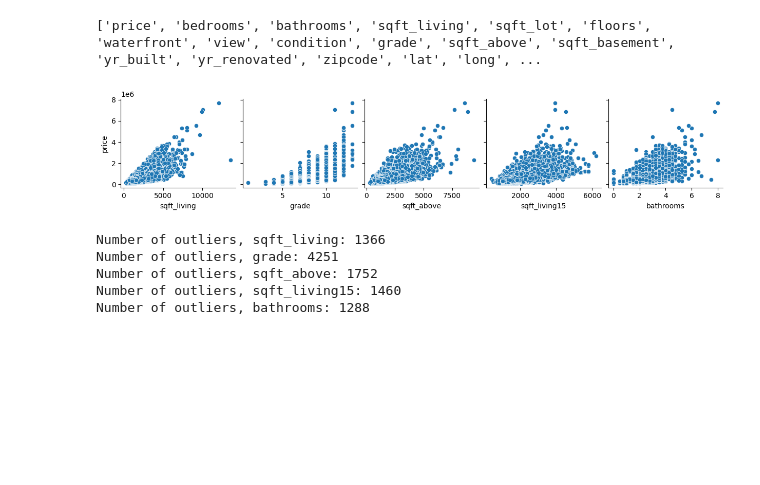
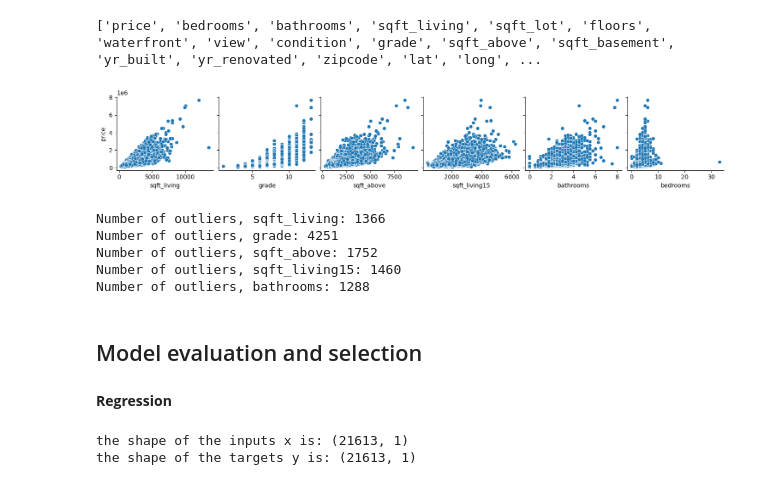
Before and after one commit to InsightQod/Housing, a Jupyter notebook: cap_house_ml.ipynb, the cells around one changed output. Cells and saved outputs as stored; diff of their text form; code cells hidden in the pictures; blank space fills up the shorter version.

Commit message:
models testing

```diff
--- a/cap_house_ml.ipynb
+++ b/cap_house_ml.ipynb
@@ -126,13 +129,13 @@ print(columns_list)
 [figure]
 ['price', 'bedrooms', 'bathrooms', 'sqft_living', 'sqft_lot', 'floors', 'waterfront', 'view', 'condition', 'grade', 'sqft_above', 'sqft_basement', 'yr_built', 'yr_renovated', 'zipcode', 'lat', 'long', ...
 # %%
-columns_of_interest = ['sqft_living', 'grade', 'sqft_above', 'sqft_living15','bathrooms']  # Add the columns you are interested in
+columns_of_interest = ['sqft_living', 'grade', 'sqft_above', 'sqft_living15','bathrooms','bedrooms']  # Add the columns you are interested in
 subset_df = house[columns_of_interest]
 
 sns.pairplot(house, x_vars=subset_df, y_vars='price')
 plt.show()
 # %% [output]
-[figure, old version]
+[figure, new version]
 # %%
 count_cols = ['sqft_living',
               'grade',
@@ -159,0 +180,19 @@ Number of outliers, bathrooms: 1288
+# %% [markdown]
+## Model evaluation and selection
+# %% [markdown]
+**Regression**
+# %%
+# Split the inputs and outputs into separate arrays
+# Assuming 'house' is your DataFrame
+x = house[['sqft_living']]
+y = house[['price']]
+
+# # Convert 1-D arrays into 2-D because the commands later will require it
+# x = np.expand_dims(x, axis=1)
+# y = np.expand_dims(y, axis=1)
+
+print(f"the shape of the inputs x is: {x.shape}")
+print(f"the shape of the targets y is: {y.shape}")
+# %% [output]
+the shape of the inputs x is: (21613, 1)
+the shape of the targets y is: (21613, 1)
```
Also changed, not shown: parts of 42 cells of this notebook, 1 other file.
